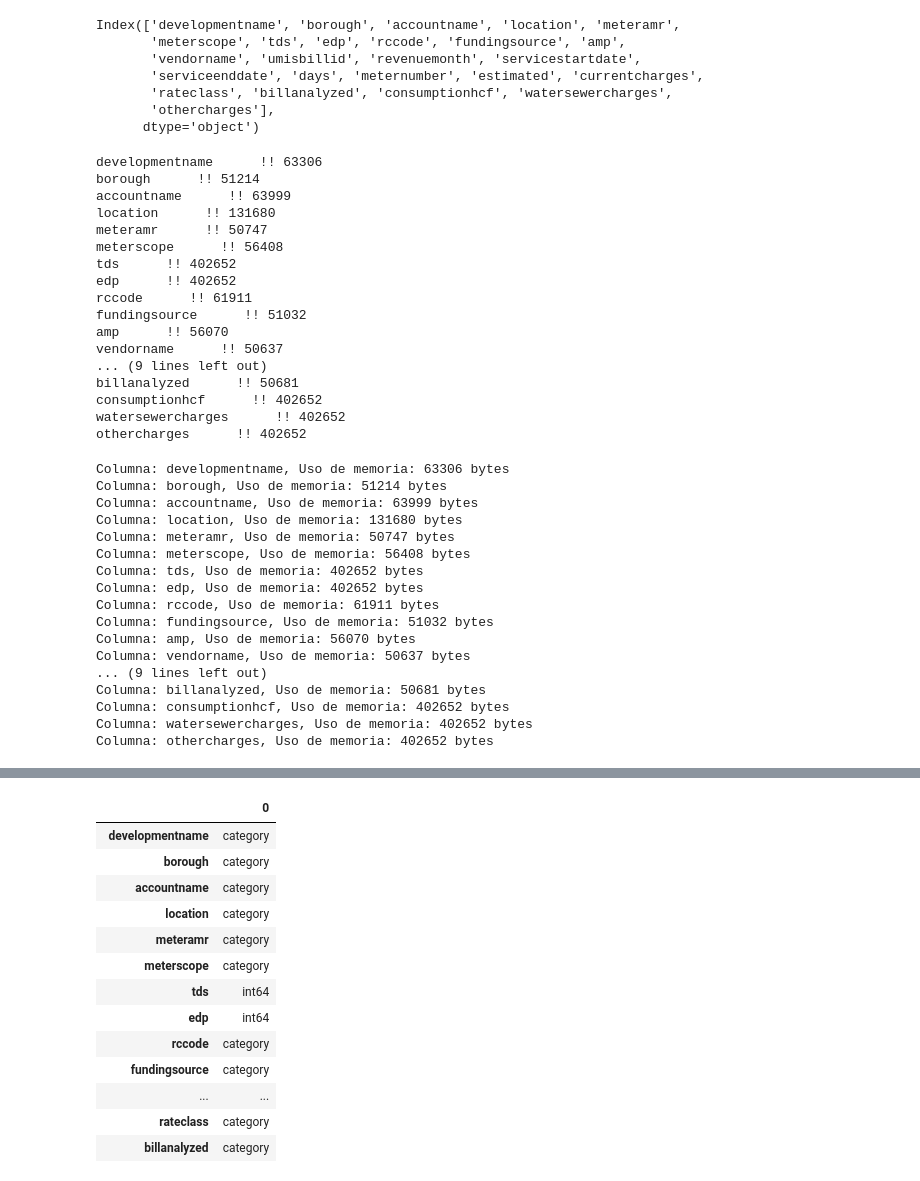
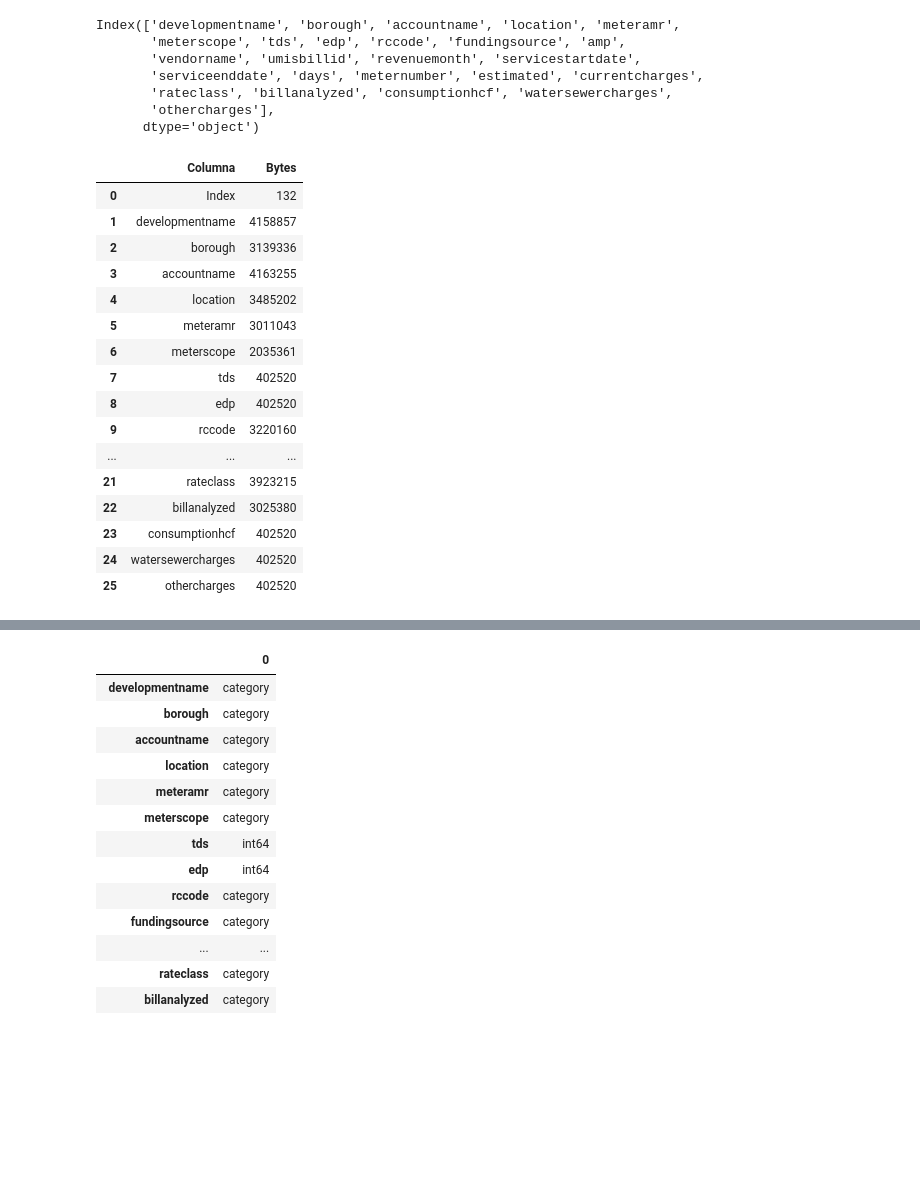
Before and after one commit to jonathanahc/Proyecto, a Jupyter notebook: ProyectoProgADAP_255497.ipynb, the cells around one changed output, grey strips where cells are left out. Saved outputs shown, nothing was run; the diff lists cells and outputs as text; code cells hidden in the pictures; blank space fills up the shorter version.

```diff
--- a/ProyectoProgADAP_255497.ipynb
+++ b/ProyectoProgADAP_255497.ipynb
@@ -124,27 +124,28 @@ Index(['developmentname', 'borough', 'accountname', 'location', 'meteramr',
        'rateclass', 'billanalyzed', 'consumptionhcf', 'watersewercharges',
        'othercharges'],
       dtype='object')
-# %%
-for col in df.columns:
-    print(f"{col}      !! {df[col].memory_usage(deep=True)}")
-# %% [output]
-developmentname      !! 63306
-borough      !! 51214
-accountname      !! 63999
-location      !! 131680
-meteramr      !! 50747
-meterscope      !! 56408
-tds      !! 402652
-edp      !! 402652
-rccode      !! 61911
-fundingsource      !! 51032
-amp      !! 56070
-vendorname      !! 50637
-... (9 lines left out)
-billanalyzed      !! 50681
-consumptionhcf      !! 402652
-watersewercharges      !! 402652
-othercharges      !! 402652
+# %%
+memoria = df.memory_usage(deep=True)
+memoria_df = pd.DataFrame({'Columna': memoria.index, 'Bytes': memoria.values})
+memoria_df
+# %% [output]
+|  | Columna | Bytes |
+| 0 | Index | 132 |
+| 1 | developmentname | 4158857 |
+| 2 | borough | 3139336 |
+| 3 | accountname | 4163255 |
+| 4 | location | 3485202 |
+| 5 | meteramr | 3011043 |
+| 6 | meterscope | 2035361 |
+| 7 | tds | 402520 |
+| 8 | edp | 402520 |
+| 9 | rccode | 3220160 |
+| ... | ... | ... |
+| 21 | rateclass | 3923215 |
+| 22 | billanalyzed | 3025380 |
+| 23 | consumptionhcf | 402520 |
+| 24 | watersewercharges | 402520 |
+| 25 | othercharges | 402520 |
 # %%
 df['tds'] = df['tds'].fillna(0).astype(int)
 df['days'] = df['days'].fillna(0).astype(int)
@@ -159,21 +159,0 @@ for column in object_columns:
-# %%
-for col in df.columns:
-    print(f"Columna: {col}, Uso de memoria: {df[col].memory_usage(deep=True)} bytes")
-# %% [output]
-Columna: developmentname, Uso de memoria: 63306 bytes
-Columna: borough, Uso de memoria: 51214 bytes
-Columna: accountname, Uso de memoria: 63999 bytes
-Columna: location, Uso de memoria: 131680 bytes
-Columna: meteramr, Uso de memoria: 50747 bytes
-Columna: meterscope, Uso de memoria: 56408 bytes
-Columna: tds, Uso de memoria: 402652 bytes
-Columna: edp, Uso de memoria: 402652 bytes
-Columna: rccode, Uso de memoria: 61911 bytes
-Columna: fundingsource, Uso de memoria: 51032 bytes
-Columna: amp, Uso de memoria: 56070 bytes
-Columna: vendorname, Uso de memoria: 50637 bytes
-... (9 lines left out)
-Columna: billanalyzed, Uso de memoria: 50681 bytes
-Columna: consumptionhcf, Uso de memoria: 402652 bytes
-Columna: watersewercharges, Uso de memoria: 402652 bytes
-Columna: othercharges, Uso de memoria: 402652 bytes
```
Also changed, not shown: parts of 4 cells of this notebook.
